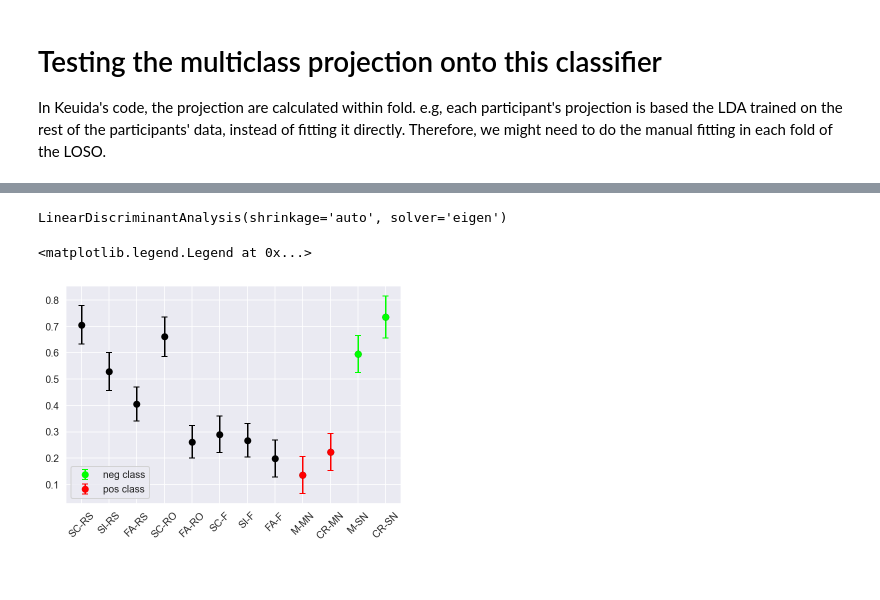
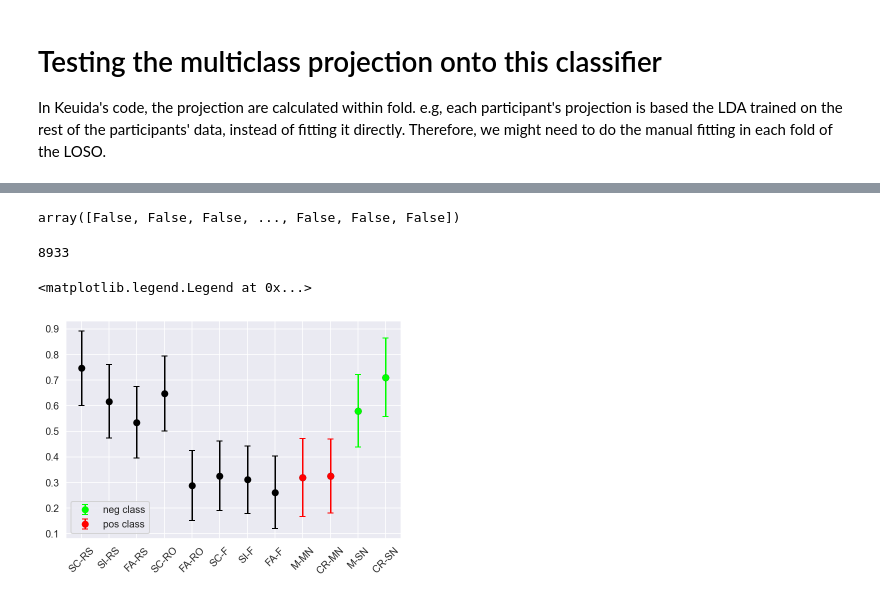
Before and after one commit to FleischerResearchLab/EEG-Familiarity-Prediction, a Jupyter notebook: SN_vs_MN_Scott.ipynb, the cells around one changed output, grey strips where cells are left out. Saved outputs shown, nothing was run; the diff lists cells and outputs as text; code cells hidden in the pictures.

```diff
--- a/SN_vs_MN_Scott.ipynb
+++ b/SN_vs_MN_Scott.ipynb
@@ -201,41 +177,55 @@ len(projections)
-# %%
-# fitted on the SN vs. MN clf
-LDA.fit(X, y)
-# %% [output]
-LinearDiscriminantAnalysis(shrinkage='auto', solver='eigen')
+# %%
+projections = []
+
+curr = 0
+for train_idx, test_idx in logo.split(X, y, subject):
+    # select out the id of the participant that we left out
+    participant = int(subject[curr])
+    curr += len(test_idx)
+    # this LOSO follows the sequence of ppl presented in subject
+    X_train, X_test, y_train, y_test = X[train_idx], X[test_idx], y[train_idx], y[test_idx]
+    LDA.fit(X_train, y_train)
+    # project the whole data of this complete participant
+    X_subject = data_preproc.get_data_by_participant(participant)
+    projection = LDA.decision_function(X_subject)
+    projections.append(projection)
+projections = np.concatenate(projections)
+# %%
+data_preproc.filter_index_single_class(1,1,include_left_out=False)
+# %% [output]
+array([False, False, False, ..., False, False, False])
+# %%
+len(projections)
+# %% [output]
+8933
 # %%
 x_name = np.array([f"{source_info[s-1]}-{response_info[r-1]}" for s, r in x_axis])
-# %%
-projection = []
-
-for source, response in x_axis:
-    idx = data_preproc.filter_index_single_class(source,response)
-    X, y = data_preproc.get_data_by_index_single_class(idx)
-    projection.append(LDA.decision_function(X))
-
-projection = np.array(projection, dtype=object)
 # %%
 pos_idx = [10, 11]
 neg_idx = [8, 9]
 
 summary_stats = []
-for proj in projection:
+
+for source, response in x_axis:
+    idx = data_preproc.filter_index_single_class(source, response, include_left_out=False)
+    proj = projections[idx]
     mean = proj.mean()
     std = proj.std()
     summary_stats.append((mean, std))
+
 summary_stats = np.array(summary_stats)
 
-plt.errorbar(x_name, summary_stats[:,0], yerr = summary_stats[:,1]/10,
+plt.errorbar(x_name, summary_stats[:,0], yerr = summary_stats[:,1]/5,
              fmt='o', capsize=3, c = 'black')
 # pos
 plt.errorbar(x_name[pos_idx], summary_stats[pos_idx,0],
-             yerr = summary_stats[pos_idx,1]/10 , fmt='o', capsize=3, c = 'lime', label="neg class")
+             yerr = summary_stats[pos_idx,1]/5 , fmt='o', capsize=3, c = 'lime', label="neg class")
 # neg
 plt.errorbar(x_name[neg_idx], summary_stats[neg_idx,0],
-             yerr = summary_stats[neg_idx,1]/10 , fmt='o', capsize=3, c = 'red', label="pos class")
+             yerr = summary_stats[neg_idx,1]/5 , fmt='o', capsize=3, c = 'red', label="pos class")
 
 _ = plt.xticks(rotation=45)
 plt.legend()
 # %% [output]
 <matplotlib.legend.Legend at 0x...>
-[figure, old version]
+[figure, new version]
```
Also changed, not shown: parts of 4 cells of this notebook, 2 other files.
